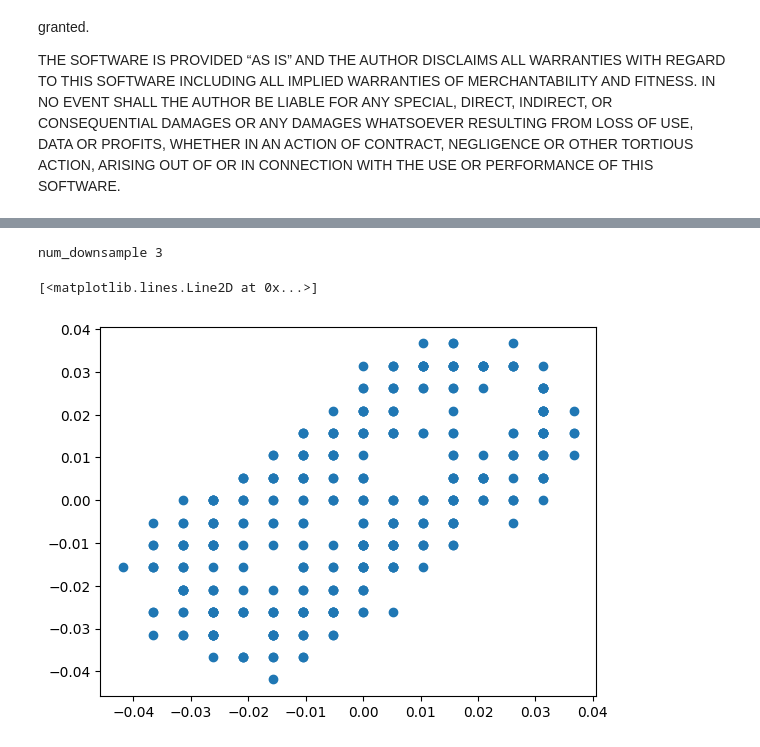
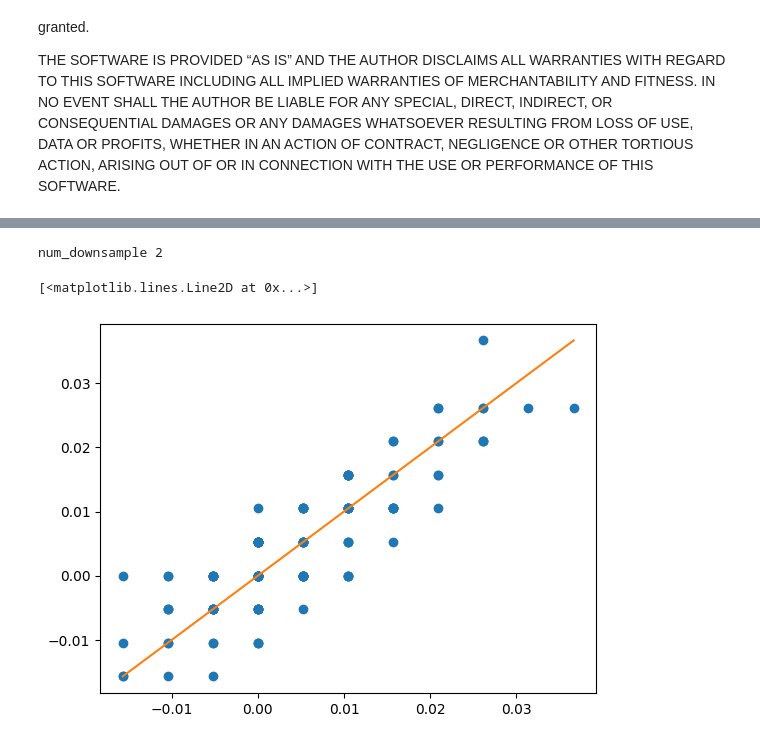
Before and after one commit to th1991-01/pendulum-pid, a Jupyter notebook: pendulum-pid.ipynb, the cells around one changed output, grey strips where cells are left out. Saved outputs shown, nothing was run; the diff lists cells and outputs as text; code cells hidden in the pictures.

```diff
--- a/pendulum-pid.ipynb
+++ b/pendulum-pid.ipynb
@@ -246,7 +264,43 @@ for i in range(len(intervals_s)-1):
     timestamp_s.append(intervals_s[i]+1.0*timestamp_s[-1])
 timestamp_s = np.array(timestamp_s)
 
-rawdata = np.stack([timestamp_s, enc_pos_rad, stp_pos_rad, move_rad]).T[:1800]
+rawdata = np.stack([timestamp_s, enc_pos_rad, stp_pos_rad, move_rad]).T#
+
+
+
+
+
+
+
+
+
+
+
+
+
+
+
+
+
+
+
+
+
+
+
+
+
+
+
+
+
+
+
+
+
+
+
+[1:1800]
 print(rawdata.shape)
 np.savetxt(datetime_str+".csv", rawdata, delimiter=",")
 # %% [output]
@@ -337,11 +391,11 @@ plt.legend()
 # %%
 
-num_downsample = 3
+num_downsample = 2
 print("num_downsample",num_downsample)
 
 processeddata = rawdata[::num_downsample].copy()
 # %% [output]
-num_downsample 3
+num_downsample 2
 # %%
 timestamp = processeddata[:,0].copy()
 enc_pos = processeddata[:,1].copy()
@@ -356,9 +410,10 @@ dX = X[1:] - X[:-1]
 XU = np.hstack([X,U])[:-1]
 # %%
 plt.plot(dX[:,0], enc_vel[:-1]*(timestamp[1:]-timestamp[:-1])[:-1], "o")
+plt.plot([dX[:,0].min(),dX[:,0].max()], [dX[:,0].min(),dX[:,0].max()])
 # %% [output]
 [<matplotlib.lines.Line2D at 0x...>]
-[figure, old version]
+[figure, new version]
 # %%
 from sklearn.linear_model import LinearRegression
 # %%
```
Also changed, not shown: parts of 12 cells of this notebook, 2 other files.
